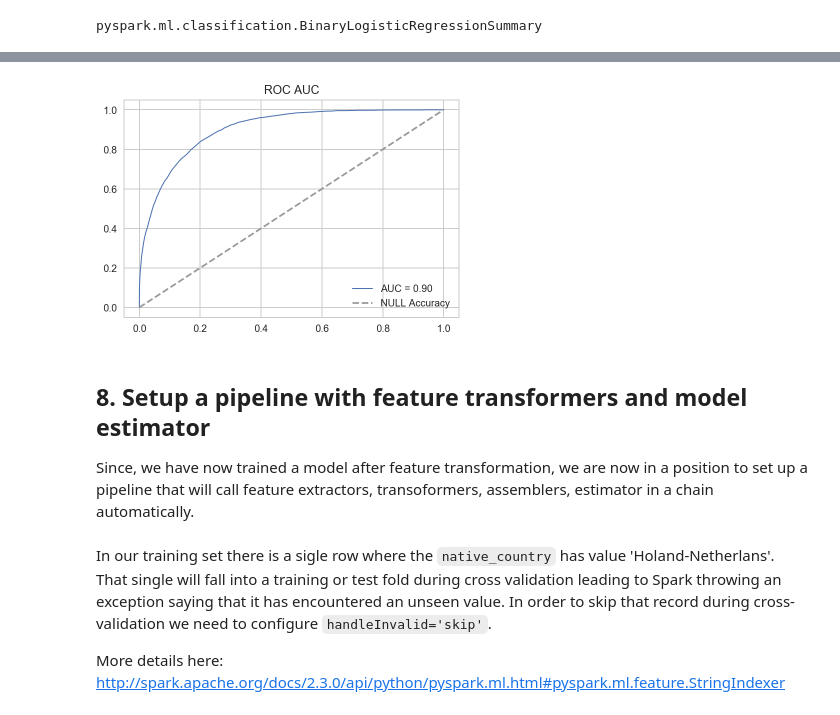
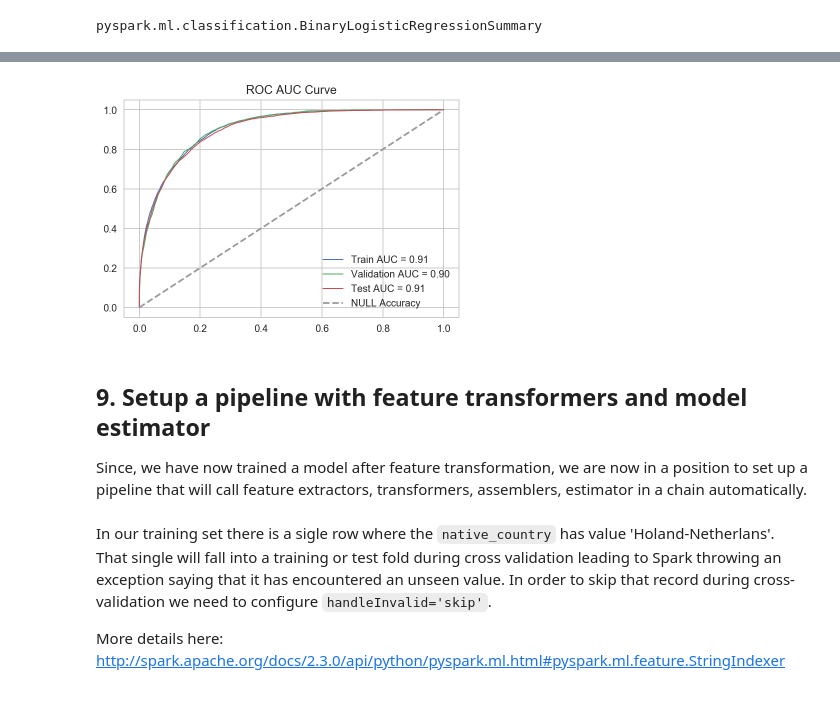
Before and after one commit to anindya-saha/Data-Science-with-Spark, a Jupyter notebook: predict-us-census-income-classification/predict-us-census-income.ipynb, the cells around one changed output, grey strips where cells are left out. Cells and saved outputs as stored; diff of their text form; code cells hidden in the pictures.

```diff
--- a/predict-us-census-income-classification/predict-us-census-income.ipynb
+++ b/predict-us-census-income-classification/predict-us-census-income.ipynb
@@ -839,0 +851,3 @@ assembled_df.select('features', 'label').limit(5).show(10,110)
+# %%
+# subtract the validation set from the original training set to get 75% of the entire data and same distribution of income levels
+assembled_train_df = assembled_train_df.subtract(assembled_validation_df).cache()
@@ -842,6 +878,3 @@ assembled_df.select('features', 'label').limit(5).show(10,110)
-# %%
-assembled_train_df = assembled_df.filter(col('data_set') == 'train')
-assembled_test_df = assembled_df.filter(col('data_set') == 'test')
 # %%
 log_reg = LogisticRegression(featuresCol='features', labelCol='label', maxIter=20, family='auto')
 # %%
@@ -900,4 +931,5 @@ Correct: 27750, Wrong: 4811, Model Accuracy: 0.85
 Spark 2.3.0 has introdcued several new methods in `BinaryLogisticRegressionSummary` which we can leverage to get various metrics.
 # %%
 train_summary = model.evaluate(assembled_train_df)
+validation_summary = model.evaluate(assembled_validation_df)
 # %%
@@ -1009,15 +1044,21 @@ pdf = test_summary.roc.toPandas()
+# %%
+train_roc_pdf = train_summary.roc.toPandas()
+validation_roc_pdf = validation_summary.roc.toPandas()
+test_roc_pdf = test_summary.roc.toPandas()
 # %%
 plt.figure(figsize=(6,4))
-plt.plot(pdf['FPR'], pdf['TPR'], lw=1, label='AUC = %0.2f' % (test_summary.areaUnderROC))
+plt.plot(train_roc_pdf['FPR'], train_roc_pdf['TPR'], lw=1, label='Train AUC = %0.2f' % (train_summary.areaUnderROC))
+plt.plot(validation_roc_pdf['FPR'], validation_roc_pdf['TPR'], lw=1, label='Validation AUC = %0.2f' % (test_summary.areaUnderROC))
+plt.plot(test_roc_pdf['FPR'], test_roc_pdf['TPR'], lw=1, label='Test AUC = %0.2f' % (validation_summary.areaUnderROC))
 plt.plot([0, 1], [0, 1], '--', color=(0.6, 0.6, 0.6), label='NULL Accuracy')
 plt.title('ROC AUC Curve')
 plt.legend();
 # %% [output]
-[figure, old version]
+[figure, new version]
 # %% [markdown]
-## 8. Setup a pipeline with feature transformers and model estimator
+## 9. Setup a pipeline with feature transformers and model estimator
 
-Since, we have now trained a model after feature transformation, we are now in a position to set up a pipeline that will call  feature extractors, transoformers, assemblers, estimator in a chain  automatically.
+Since, we have now trained a model after feature transformation, we are now in a position to set up a pipeline that will call  feature extractors, transformers, assemblers, estimator in a chain  automatically.
 # %%
 # categorical columns
 categorical_columns = ["workclass", "marital_status", "occupation", "relationship", "race", "sex", "native_country"]
```
Also changed, not shown: parts of 237 cells of this notebook, 5 other files.
